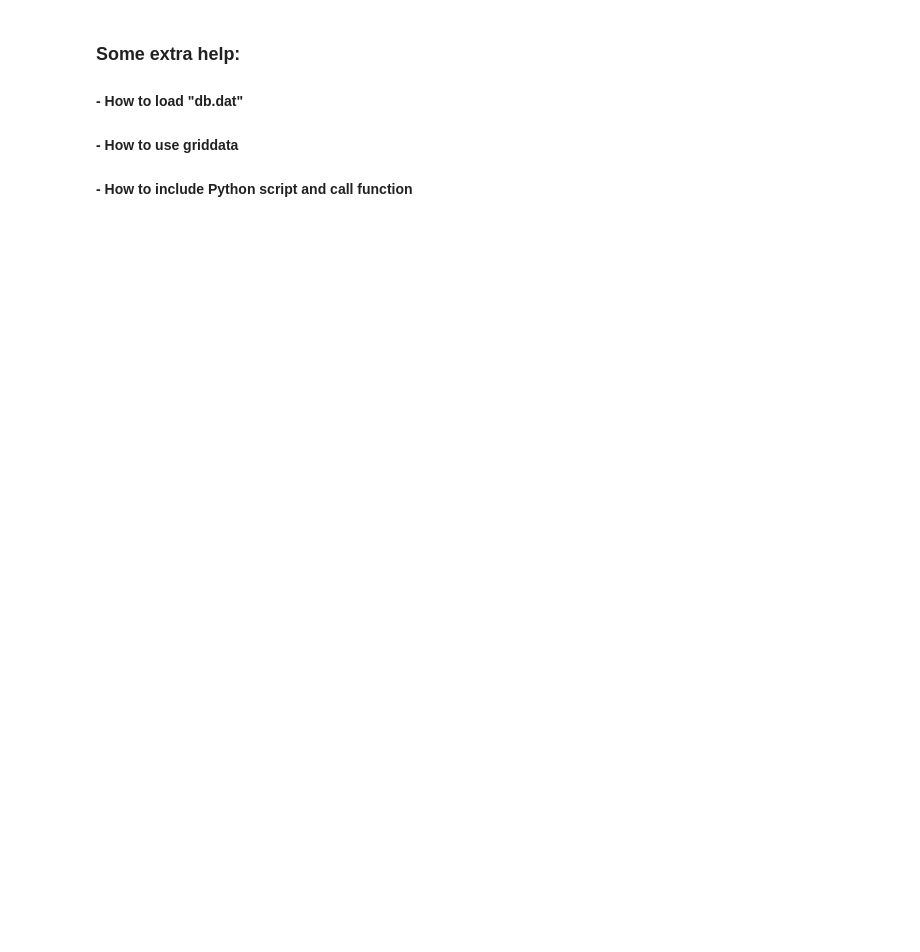
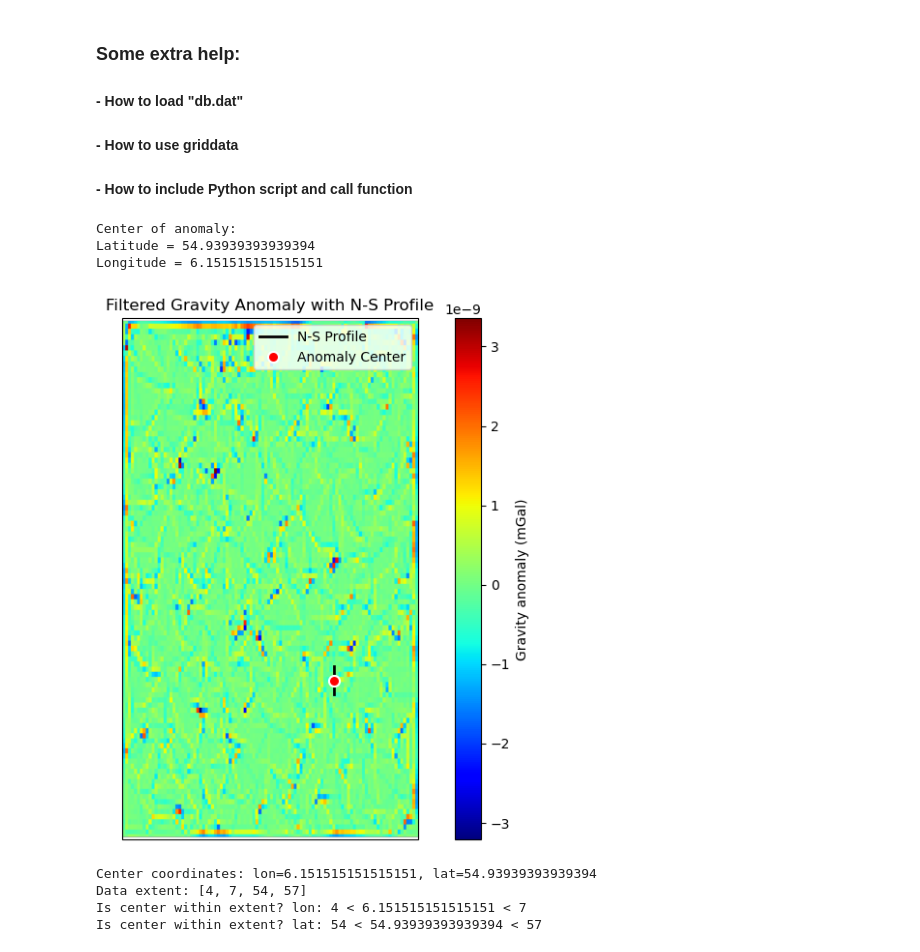
Before and after one commit to Bjorn-Bossow/Geo-opgave, a Jupyter notebook: Helping_Python_script_Tyngde.ipynb, the cells around one changed output. Cells and saved outputs as stored; diff of their text form; code cells hidden in the pictures; blank space fills up the shorter version.

```diff
--- a/Helping_Python_script_Tyngde.ipynb
+++ b/Helping_Python_script_Tyngde.ipynb
@@ -104,3 +104,32 @@ from TYNGDE.Gauss2Dconv_v1 import Gauss2Dconv_v1
 
 # call function
 g_low, g_high = Gauss2Dconv_v1(grid_y, grid_x, grided_data, 1)
+# %%
+
+ano_peak_idx = np.unravel_index(np.argmax(g_high), g_high.shape)
+temp_lon = grid_x[ano_peak_idx]
+temp_lat = grid_y[ano_peak_idx]
+
+
+center_lon = temp_lon
+center_lat = temp_lat
+
+print("Center of anomaly:")
+print("Latitude =", center_lat)
+print("Longitude =", center_lon)
+
+
+lat_span = 0.08
+n_points = 400
+
+lat_start = center_lat - lat_span
+lat_end = center_lat + lat_span
+
+profile_lat = np.linspace(lat_start, lat_end, n_points)
+profile_lon = np.full_like(profile_lat, center_lon)
+
+profile_NS = np.column_stack((profile_lon, profile_lat))
+# %% [output]
+Center of anomaly:
+Latitude = 54.93939393939394
+Longitude = 6.151515151515151
@@ -106,0 +154,42 @@ g_low, g_high = Gauss2Dconv_v1(grid_y, grid_x, grided_data, 1)
+# %%
+# Visualize the profile location on the filtered gravity map
+fig, axs = plt.subplots(1, 1, figsize=(10, 7),
+                        subplot_kw={'projection': crs.Mercator()})
+
+axs.coastlines()
+axs.set_extent(latlon_data_extend, crs=crs.PlateCarree())
+
+# Plot the filtered gravity anomaly as background
+im = axs.imshow(g_high,
+                extent=latlon_data_extend,
+                origin='lower',
+                cmap='jet',
+                transform=crs.PlateCarree())
+
+# ✅ Plot the profile line
+axs.plot(profile_lon, profile_lat, 'k-', linewidth=2,
+         transform=crs.PlateCarree(), label='N-S Profile', zorder=5)
+
+# ✅ SIMPLE DOT: Mark the anomaly center
+axs.plot(center_lon, center_lat, 'o', markersize=8,
+         color='red', markeredgecolor='white', markeredgewidth=1.5,
+         transform=crs.PlateCarree(), label='Anomaly Center', zorder=10)
+
+axs.set_title('Filtered Gravity Anomaly with N-S Profile')
+axs.legend(loc='upper right')
+
+h = plt.colorbar(im, ax=axs)
+h.set_label('Gravity anomaly (mGal)')
+plt.show()
+# %% [output]
+[figure, added]
+# %%
+print(f"Center coordinates: lon={center_lon}, lat={center_lat}")
+print(f"Data extent: {latlon_data_extend}")
+print(f"Is center within extent? lon: {latlon_data_extend[0]} < {center_lon} < {latlon_data_extend[1]}")
+print(f"Is center within extent? lat: {latlon_data_extend[2]} < {center_lat} < {latlon_data_extend[3]}")
+# %% [output]
+Center coordinates: lon=6.151515151515151, lat=54.93939393939394
+Data extent: [4, 7, 54, 57]
+Is center within extent? lon: 4 < 6.151515151515151 < 7
+Is center within extent? lat: 54 < 54.93939393939394 < 57
```
Also changed, not shown: parts of 6 cells of this notebook.
